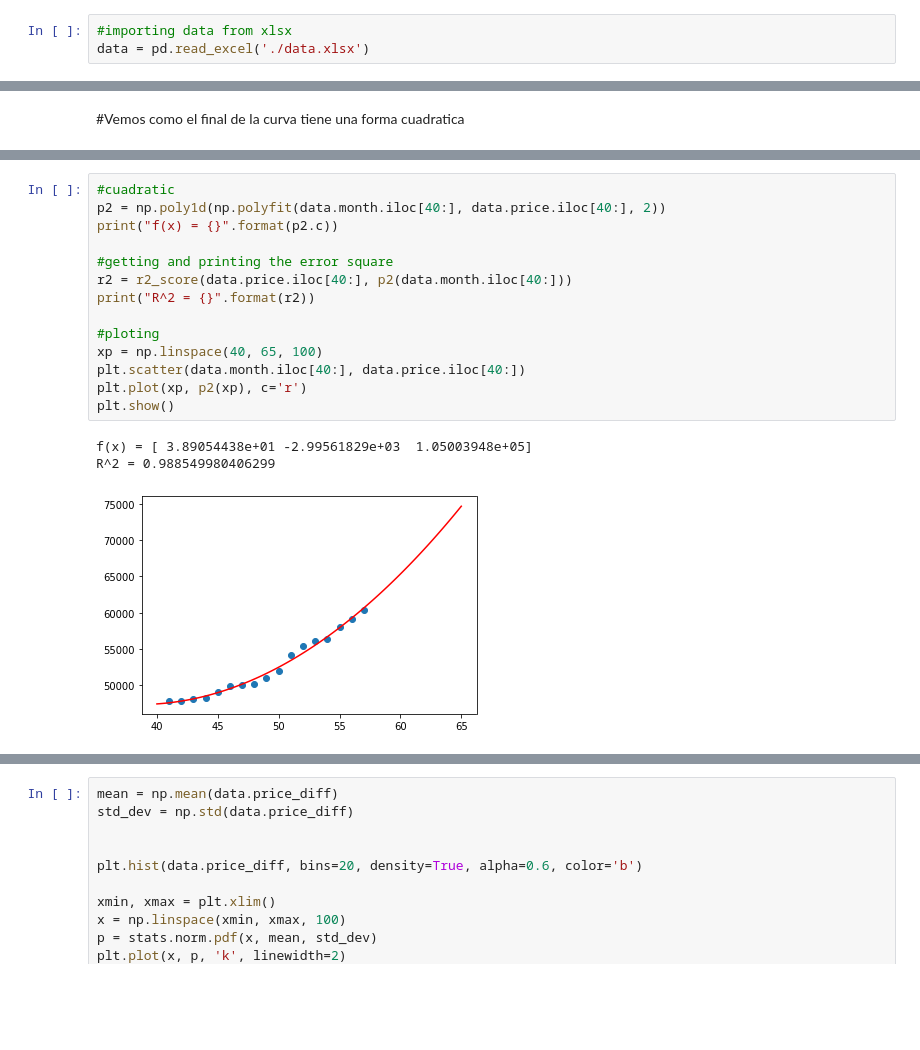
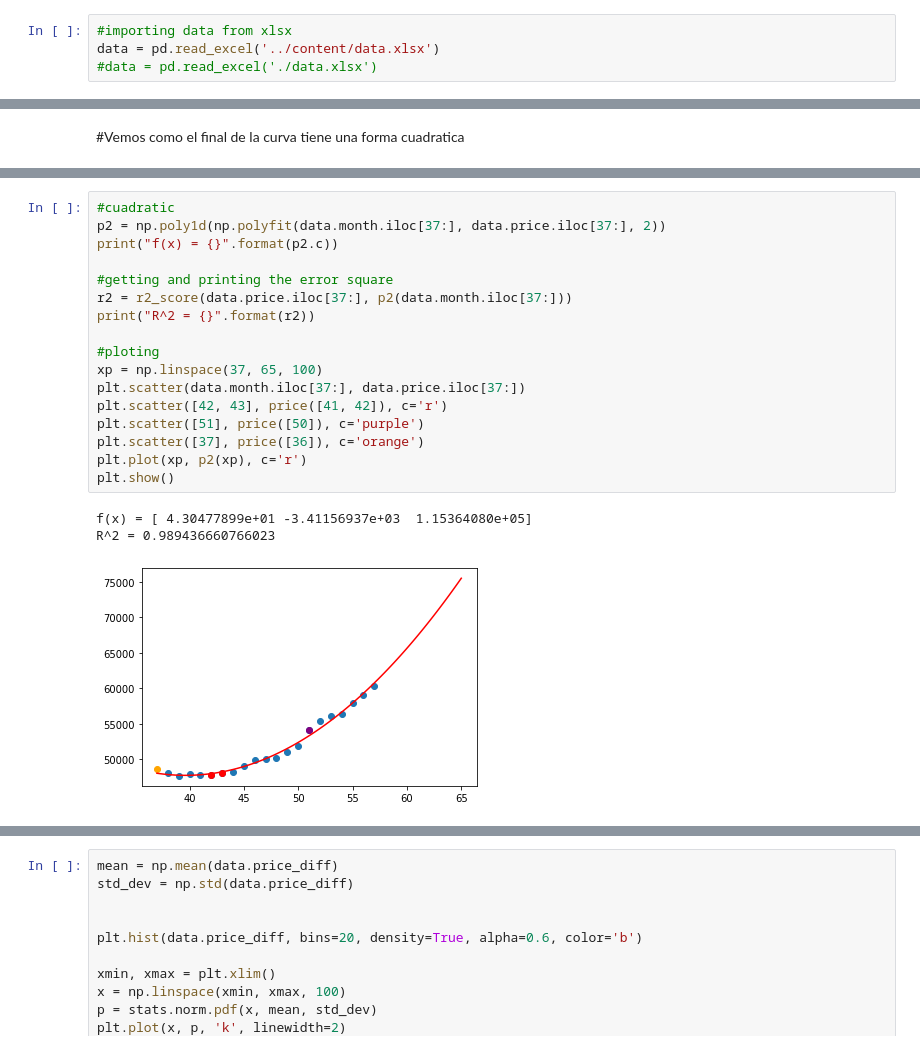
Before and after one commit to Delcron/Canasta-Basica, a Jupyter notebook: Cansata_en_chile.ipynb, the cells around one changed output, grey strips where cells are left out. Drawn from its saved outputs; the diff is of its cells as text; blank space fills up the shorter version.

```diff
--- a/Cansata_en_chile.ipynb
+++ b/Cansata_en_chile.ipynb
@@ -14,6 +14,7 @@ from scipy import stats
 #importamos datos desde un excel
 # %%
 #importing data from xlsx
-data = pd.read_excel('./data.xlsx')
+data = pd.read_excel('../content/data.xlsx')
+#data = pd.read_excel('./data.xlsx')
 # %% [markdown]
 # Vemos la tendencia general de la curba
@@ -133,21 +137,24 @@ R^2 = 0.9467269041860933
 # %%
 #cuadratic
-p2 = np.poly1d(np.polyfit(data.month.iloc[40:], data.price.iloc[40:], 2))
+p2 = np.poly1d(np.polyfit(data.month.iloc[37:], data.price.iloc[37:], 2))
 print("f(x) = {}".format(p2.c))
 
 #getting and printing the error square
-r2 = r2_score(data.price.iloc[40:], p2(data.month.iloc[40:]))
+r2 = r2_score(data.price.iloc[37:], p2(data.month.iloc[37:]))
 print("R^2 = {}".format(r2))
 
 #ploting
-xp = np.linspace(40, 65, 100)
-plt.scatter(data.month.iloc[40:], data.price.iloc[40:])
+xp = np.linspace(37, 65, 100)
+plt.scatter(data.month.iloc[37:], data.price.iloc[37:])
+plt.scatter([42, 43], price([41, 42]), c='r')
+plt.scatter([51], price([50]), c='purple')
+plt.scatter([37], price([36]), c='orange')
 plt.plot(xp, p2(xp), c='r')
 plt.show()
 # %% [output]
-f(x) = [ 3.89054438e+01 -2.99561829e+03  1.05003948e+05]
-R^2 = 0.988549980406299
+f(x) = [ 4.30477899e+01 -3.41156937e+03  1.15364080e+05]
+R^2 = 0.989436660766023
-[figure, old version]
+[figure, new version]
 # %%
 #polinomic 4 grade
 p4 = np.poly1d(np.polyfit(data.month, data.price, 4))
```
Also changed, not shown: parts of 7 cells of this notebook.
